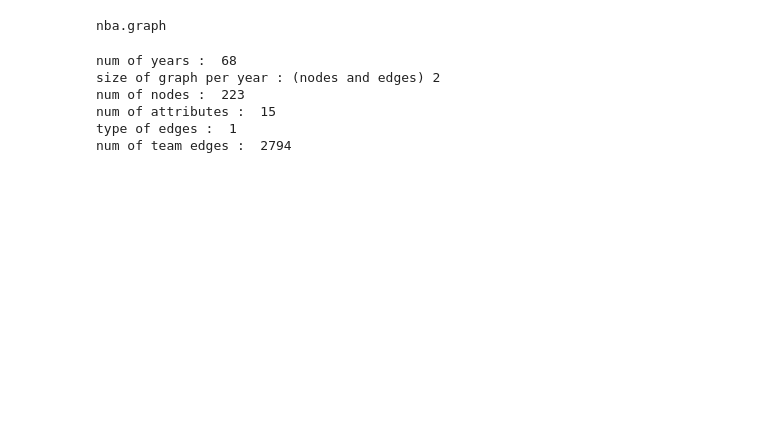
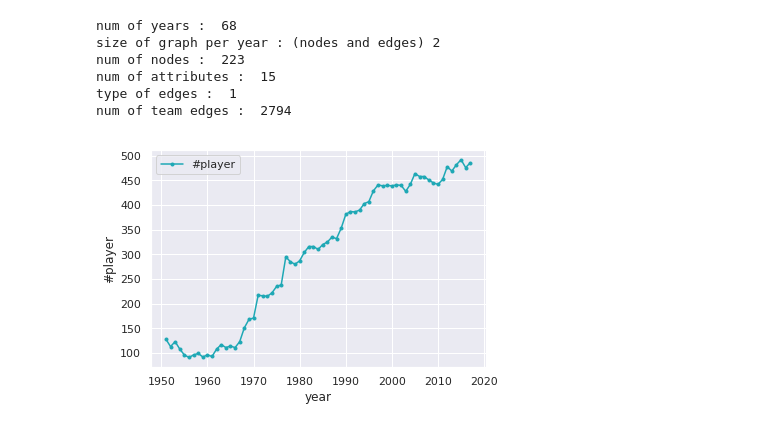
Before and after one commit to hsack6/nba, a Jupyter notebook: 12_ARIMA.ipynb, the cells around one changed output. Drawn from its saved outputs; the diff is of its cells as text; code cells hidden in the pictures; blank space fills up the shorter version.

```diff
--- a/12_ARIMA.ipynb
+++ b/12_ARIMA.ipynb
@@ -1,11 +0,0 @@
-# %%
-import pandas as pd
-import matplotlib.pyplot as plt
-import pickle
-inputDir = "/home/onimem/work/Open_world/NBA/Graph"
-outputDir = "/home/onimem/work/Open_world/NBA/Model"
-
-from subprocess import check_output
-print(check_output(["ls", inputDir]).decode("utf8"))
-# %% [output]
-nba.graph
@@ -79,2 +88,32 @@ def plot_history3(history, x, y1, y2, title, ylabel):
+# %%
+# NBA全体の競技人口をプロット
+# 1950年データは異常値のため使用しない
+
+x = "year"
+years = [i for i in range(1951, 2018)]
+
+y = "#player"
+num_player = []
+for year in years:
+    num_player.append(len(graph[year]['nodes']))
+
+history = {x:years, y:num_player}
+plot_history(history, x, y, title="")
+
+
+# graphデータ構造をactive teamでグルーピング : graph_tm
+activeteam = ['ATL', 'BRK', 'BOS', 'CHA', 'CHI', 'CLE', 'DAL', 'DEN', 'DET', 'GSW', 'HOU', 'IND', 'LAC', 'LAL', 'MEM', 'MIA', 'MIL', 'MIN', 'NOP', 'NYK', 'OKC', 'ORL', 'PHO', 'PHI', 'POR', 'SAC', 'SAS', 'TOR', 'UTA', 'WAS']
+
+# graph per team
+graph_tm = {}
+for tm in activeteam:
+    graph_tm[tm] = {}
+    for year in years:
+        graph_tm[tm][year] = {}
+        for name, attribute in graph[year]['nodes'].items():
+            if attribute["Tm"] == tm:
+                graph_tm[tm][year][name] = graph[year]['nodes'][name]
+# %% [output]
+[figure, added]
 # %%
 # NBA全体で新たに出現するノード数と消失するノード数をプロット
```
Also changed, not shown: parts of 14 cells of this notebook, 4 other files.
